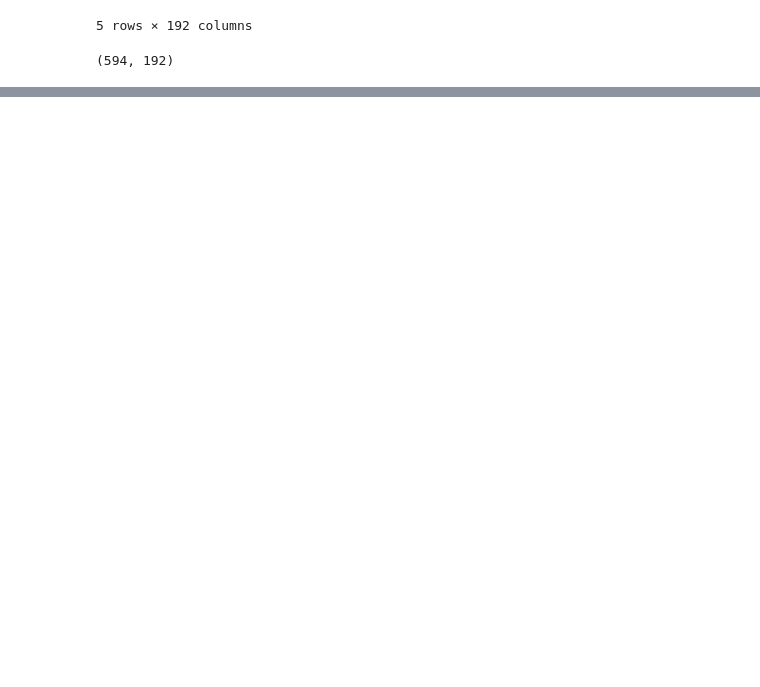
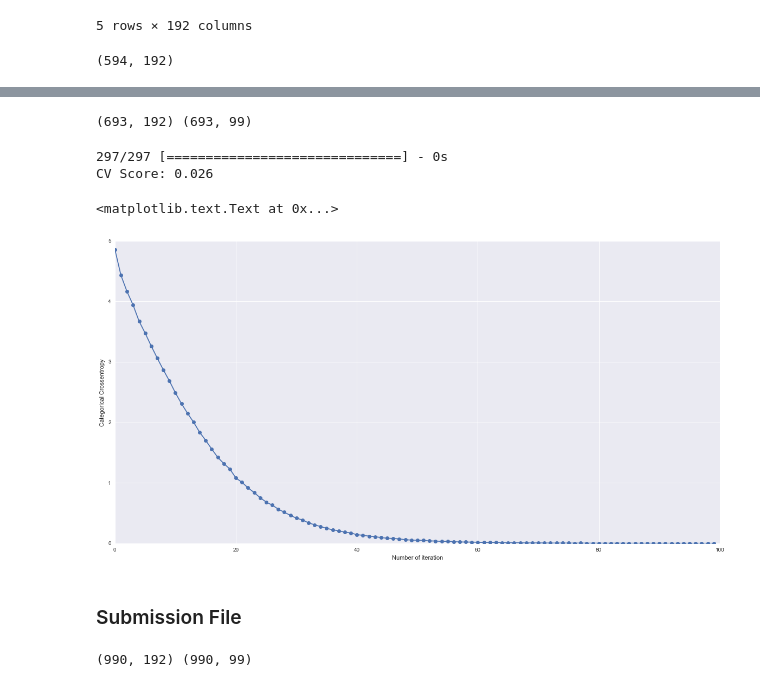
Before and after one commit to rurouni-najeeb/Kaggle, a Jupyter notebook: Leaf Classification/Leaf Classification.ipynb, the cells around one changed output, grey strips where cells are left out. Saved outputs shown, nothing was run; the diff lists cells and outputs as text; code cells hidden in the pictures; blank space fills up the shorter version.

```diff
--- a/Leaf Classification/Leaf Classification.ipynb
+++ b/Leaf Classification/Leaf Classification.ipynb
@@ -262,0 +247,5 @@ fp.write(yPred.to_csv())
+# %%
+X_train,X_test,y_train,y_test = train_test_split(X,y_cat,test_size=0.3,random_state=7)
+print X_train.shape,y_train.shape
+# %% [output]
+(693, 192) (693, 99)
@@ -262,0 +256,19 @@ fp.write(yPred.to_csv())
+# %%
+score = model.evaluate(X_test,y_test)
+print 'CV Score: {}'.format(round(score,3))
+# %% [output]
+297/297 [==============================] - 0s
+CV Score: 0.026
+# %%
+plt.plot(hist.history['loss'], 'o-')
+plt.xlabel('Number of iteration')
+plt.ylabel('Categorical Crossentropy')
+# %% [output]
+<matplotlib.text.Text at 0x...>
+[figure, added]
+# %% [markdown]
+### Submission File
+# %%
+print X.shape,y_cat.shape
+# %% [output]
+(990, 192) (990, 99)
```
Also changed, not shown: parts of 54 cells of this notebook, 4 other files.
